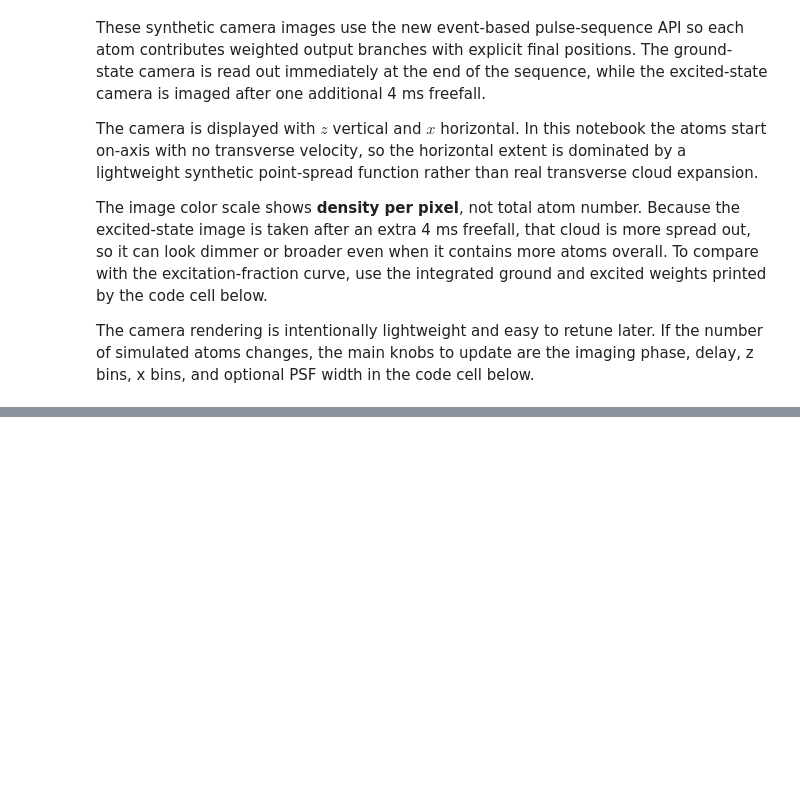
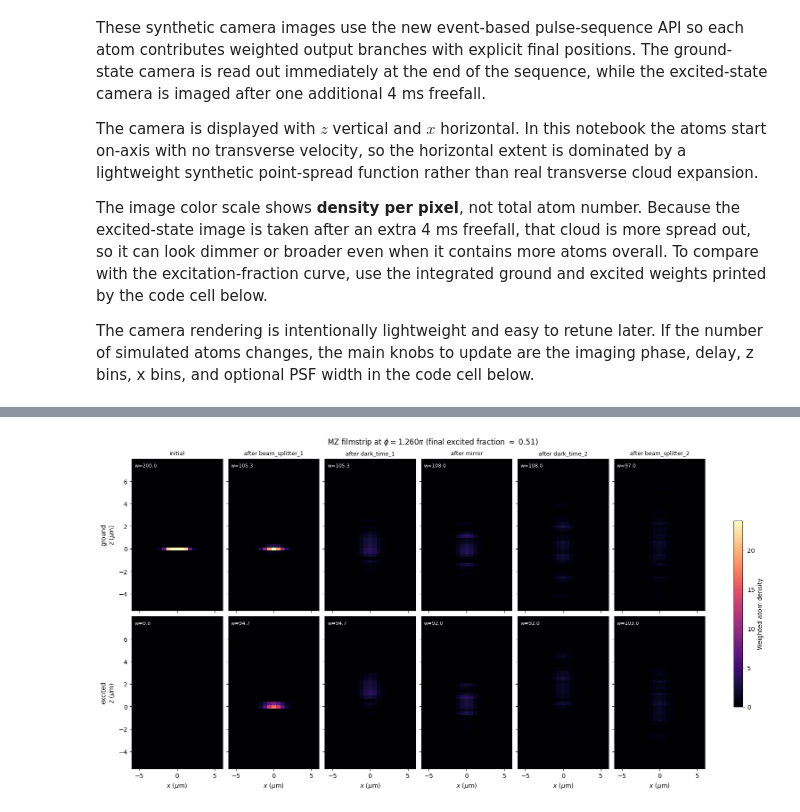
Before and after one commit to charlesbaynham/LMT_sim_scratch, a Jupyter notebook: notebooks/mach_zehnder_with_temperature.ipynb, the cells around one changed output, grey strips where cells are left out. Drawn from its saved outputs; the diff is of its cells as text; code cells hidden in the pictures; blank space fills up the shorter version.

```diff
--- a/notebooks/mach_zehnder_with_temperature.ipynb
+++ b/notebooks/mach_zehnder_with_temperature.ipynb
@@ -256,0 +261,94 @@ Text(0.5, 0.98, 'Synthetic dual-camera images for one shot at $\\phi = 1.10\\pi$
+# %%
+# Pick a phi giving roughly 50/50 ground/excited at the end (override as desired)
+FILMSTRIP_PHASE = phi_values[np.argmin(np.abs(mean_excitation - 0.5))]
+
+sequence = build_mach_zehnder_pulse_sequence(
+    phi=FILMSTRIP_PHASE,
+    detuning_hz=RECOIL_FREQUENCY_HZ,
+    time_between_pulses=T_FREE,
+    rabi_frequency=RABI_FREQ,
+    k=+1,
+)
+labels = ["initial"] + [f"after {ev.label}" for ev in sequence]
+n_snap = len(sequence) + 1
+
+# For each prefix sequence[:i], collect coherent (x, z, weight) branches per atom.
+# Same physics as the single-shot camera above, just done at every step.
+snap_g = [[] for _ in range(n_snap)]
+snap_e = [[] for _ in range(n_snap)]
+
+for v in tqdm(velocities, desc="Filmstrip"):
+    for i in range(n_snap):
+        initial = make_atom_states(initial_velocity_z=v, c0=1, c1=0)
+        if i == 0:
+            state = initial
+        else:
+            state, _, _ = run_pulse_sequence_in_lab_frame(
+                initial, sequence[:i], initial_velocity_z=v,
+            )
+        for is_ground, sink in [(True, snap_g[i]), (False, snap_e[i])]:
+            mask = state.internal_is_ground == is_ground
+            for m in np.unique(state.m_values[mask]):
+                rows = mask & (state.m_values == m)
+                weight = abs(state.amplitudes[rows].sum()) ** 2
+                if weight == 0:
+                    continue
+                j = np.flatnonzero(rows)[0]
+                sink.append((state.positions[j, 0], state.positions[j, 2], weight))
+
+snap_g = [np.array(s) if s else np.empty((0, 3)) for s in snap_g]
+snap_e = [np.array(s) if s else np.empty((0, 3)) for s in snap_e]
+
+# Shared pixel grid spanning every snapshot
+all_pts = np.vstack([s for s in snap_g + snap_e if len(s)])
+x_pad = max(0.25 * np.ptp(all_pts[:, 0]), 6e-6)
+z_pad = max(0.05 * np.ptp(all_pts[:, 1]), 1e-6)
+x_edges = np.linspace(all_pts[:, 0].min() - x_pad, all_pts[:, 0].max() + x_pad, N_X + 1)
+z_edges = np.linspace(all_pts[:, 1].min() - z_pad, all_pts[:, 1].max() + z_pad, N_Z + 1)
+
+
+def render(branches):
+    if not len(branches):
+        return np.zeros((N_Z, N_X))
+    x, z, w = branches.T
+    img, _, _ = np.histogram2d(z, x, bins=(z_edges, x_edges), weights=w)
+    return gaussian_filter1d(img, PSF_SIGMA_PIX, axis=1)
+
+
+imgs_g = [render(s) for s in snap_g]
+imgs_e = [render(s) for s in snap_e]
+# The initial snapshot is a delta-function (all atoms at z=0) and would dominate
+# the shared color scale, so set vmax from the post-pulse frames only.
+vmax = max(img.max() for img in imgs_g[1:] + imgs_e[1:])
+
+extent = [1e6 * x_edges[0], 1e6 * x_edges[-1], 1e6 * z_edges[0], 1e6 * z_edges[-1]]
+
+fig, axes = plt.subplots(
+    2, n_snap, figsize=(2.5 * n_snap, 8), sharex=True, sharey=True, constrained_layout=True
+)
+for col, label in enumerate(labels):
+    for row, (image_set, channel) in enumerate([(imgs_g, "ground"), (imgs_e, "excited")]):
+        ax = axes[row, col]
+        im = ax.imshow(
+            image_set[col], origin="lower", aspect="auto",
+            extent=extent, cmap="magma", vmin=0, vmax=vmax,
+        )
+        weight = (snap_g if channel == "ground" else snap_e)[col]
+        total = weight[:, 2].sum() if len(weight) else 0.0
+        if row == 0:
+            ax.set_title(label, fontsize=9)
+        if col == 0:
+            ax.set_ylabel(f"{channel}\n$z$ ($\\mu$m)")
+        if row == 1:
+            ax.set_xlabel(r"$x$ ($\mu$m)")
+        ax.text(
+            0.03, 0.97, f"w={total:.1f}", transform=ax.transAxes,
+            fontsize=8, color="white", va="top",
+        )
+
+fig.colorbar(im, ax=axes, shrink=0.6, label="Weighted atom density")
+fig.suptitle(
+    f"MZ filmstrip at $\\phi = {FILMSTRIP_PHASE / np.pi:.3f}\\pi$ "
+    f"(final excited fraction $\\approx$ {mean_excitation[np.argmin(np.abs(phi_values - FILMSTRIP_PHASE))]:.2f})"
+)
+# %% [output]
@@ -256,0 +356 @@ Text(0.5, 0.98, 'Synthetic dual-camera images for one shot at $\\phi = 1.10\\pi$
+[figure, added]
```
Also changed, not shown: parts of 4 cells of this notebook.
